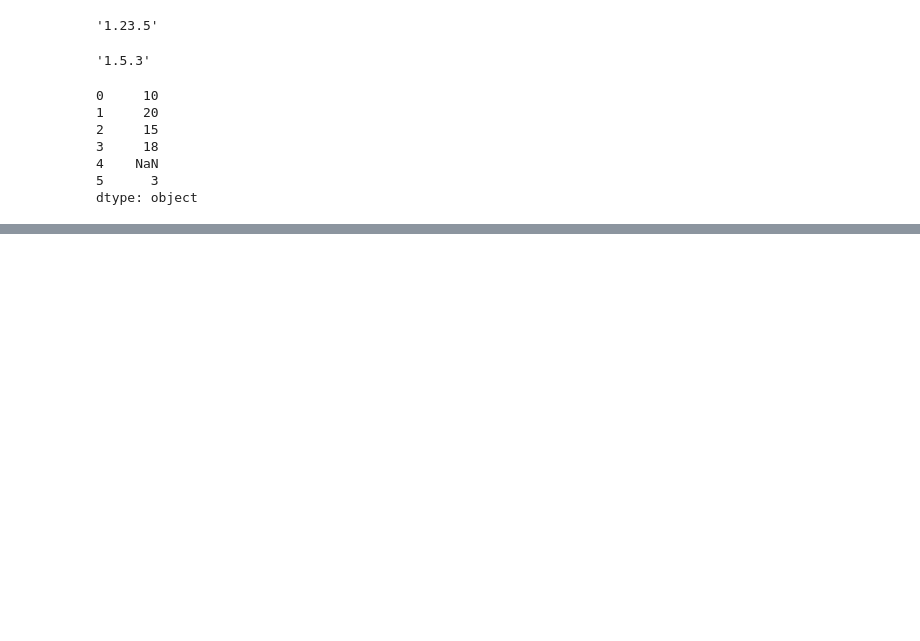
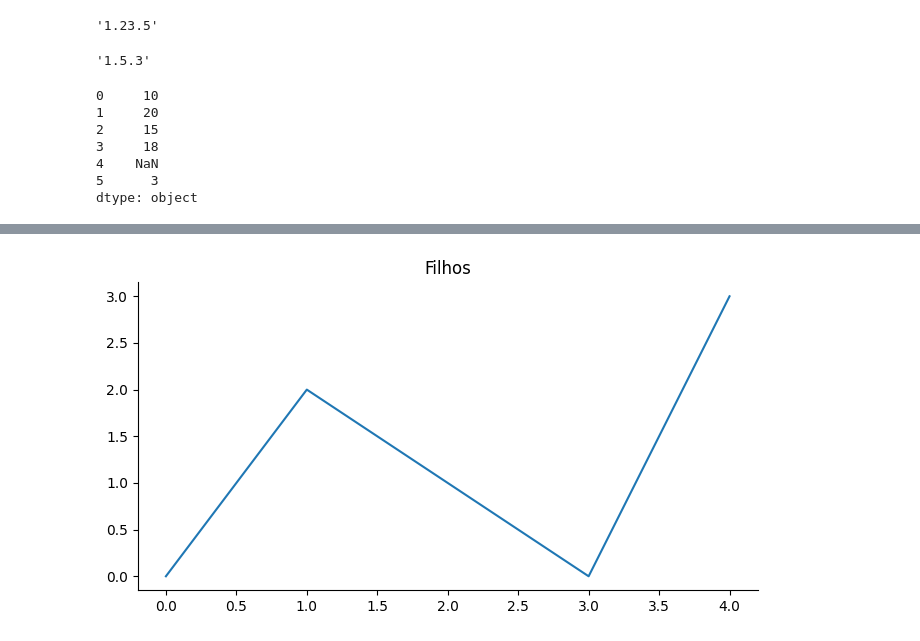
Before and after one commit to caiofrz/sistemas_inteligentes, a Jupyter notebook: aula01.ipynb, the cells around one changed output, grey strips where cells are left out. Cells and saved outputs as stored; diff of their text form; code cells hidden in the pictures; blank space fills up the shorter version.

```diff
--- a/aula01.ipynb
+++ b/aula01.ipynb
@@ -26,0 +99,8 @@ dtype: object
+# %%
+dicionario_funcionarios ={
+'Nome': ['João', 'Carlos', 'Júlia', 'Clara', 'Mateus'],
+'Salário': [1200,1700,1700, 2000, 1750],
+'QuantidadeFilhos': [0, 2, 1, 0, 3]
+}
+df_funcionarios = pd.DataFrame(dicionario_funcionarios)
+df_funcionarios
@@ -26,0 +150,6 @@ dtype: object
+# %%
+from matplotlib import pyplot as plt
+df_funcionarios['QuantidadeFilhos'].plot(kind='line', figsize=(8, 4), title='Filhos')
+plt.gca().spines[['top', 'right']].set_visible(False)
+# %% [output]
+[figure, added]
```
Also changed, not shown: parts of 7 cells of this notebook.
